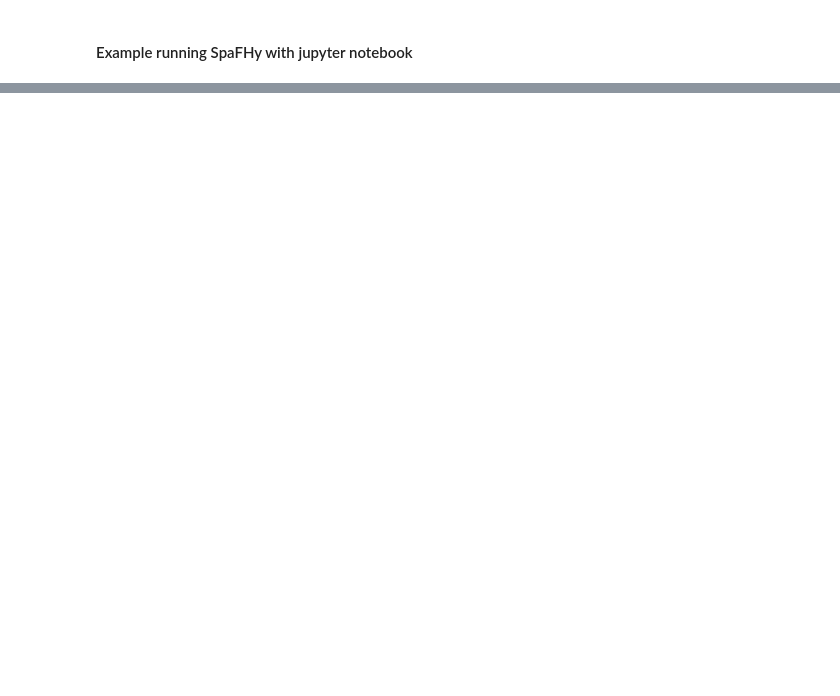
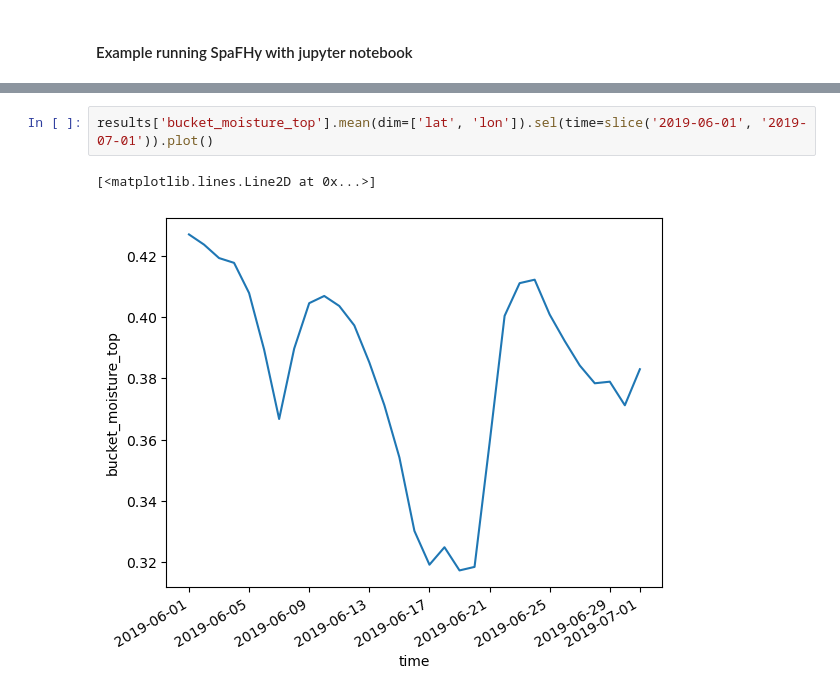
Before and after one commit to jpnousu/SpaFHy_v2.0, a Jupyter notebook: run_example.ipynb, the cells around one changed output, grey strips where cells are left out. Cells and saved outputs as stored; diff of their text form; blank space fills up the shorter version.

```diff
--- a/run_example.ipynb
+++ b/run_example.ipynb
@@ -41,0 +43,5 @@ Timestep: 3897 iterations 8 0.00043884912281555444 -0.00941883063211435
+# %%
+results['bucket_moisture_top'].mean(dim=['lat', 'lon']).sel(time=slice('2019-06-01', '2019-07-01')).plot()
+# %% [output]
+[<matplotlib.lines.Line2D at 0x...>]
+[figure, added]
```
Also changed, not shown: parts of 3 cells of this notebook, 4 other files.
